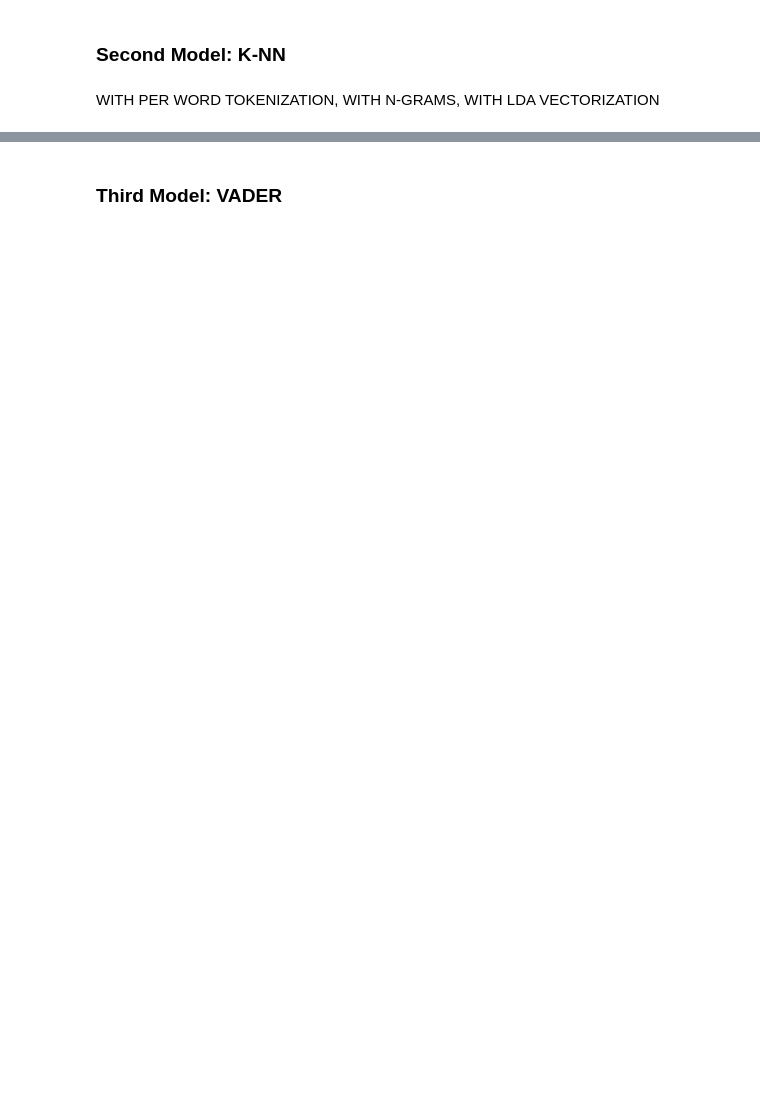
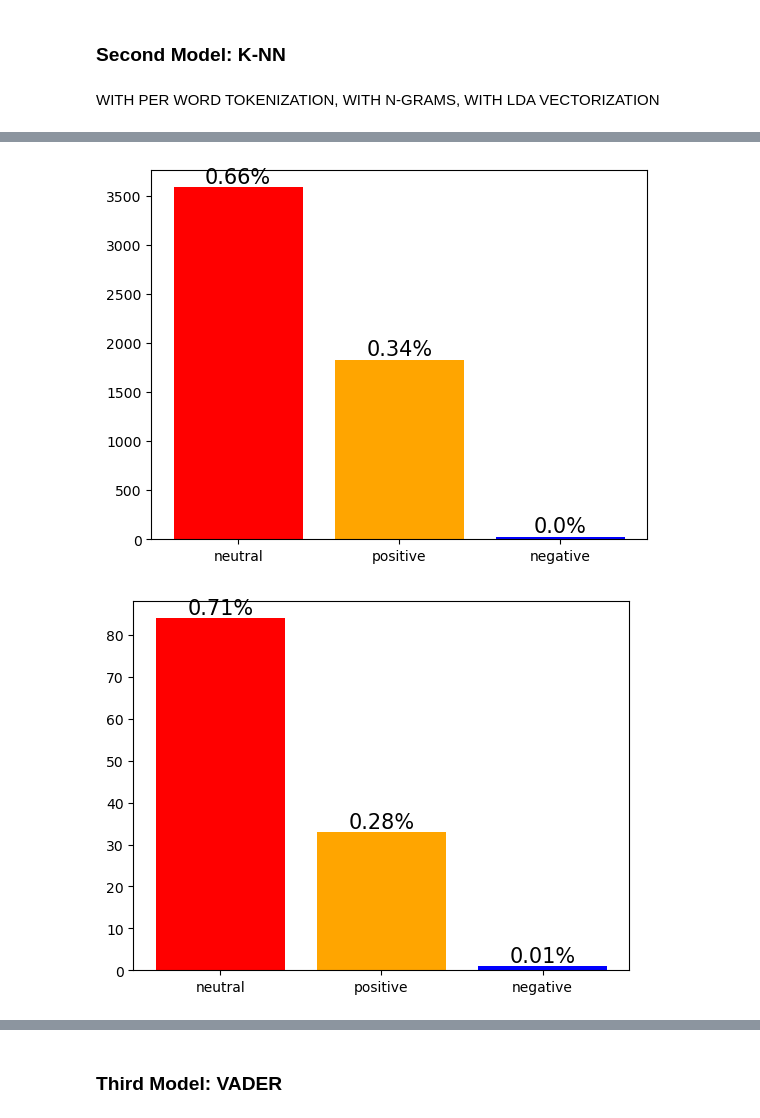
Before and after one commit to embarbos/natural-language-processing-twitter-data, a Jupyter notebook: group_19_final.ipynb, the cells around one changed output, grey strips where cells are left out. Cells and saved outputs as stored; diff of their text form; code cells hidden in the pictures; blank space fills up the shorter version.

```diff
--- a/group_19_final.ipynb
+++ b/group_19_final.ipynb
@@ -501,0 +551,6 @@ bar_plot_for_data(y_pred_lda_cleand)
+# %%
+bar_plot(y_pred_test)
+bar_plot(y_pred_val)
+# %% [output]
+[figure, added]
+[figure, added]
```
Also changed, not shown: parts of 35 cells of this notebook.
